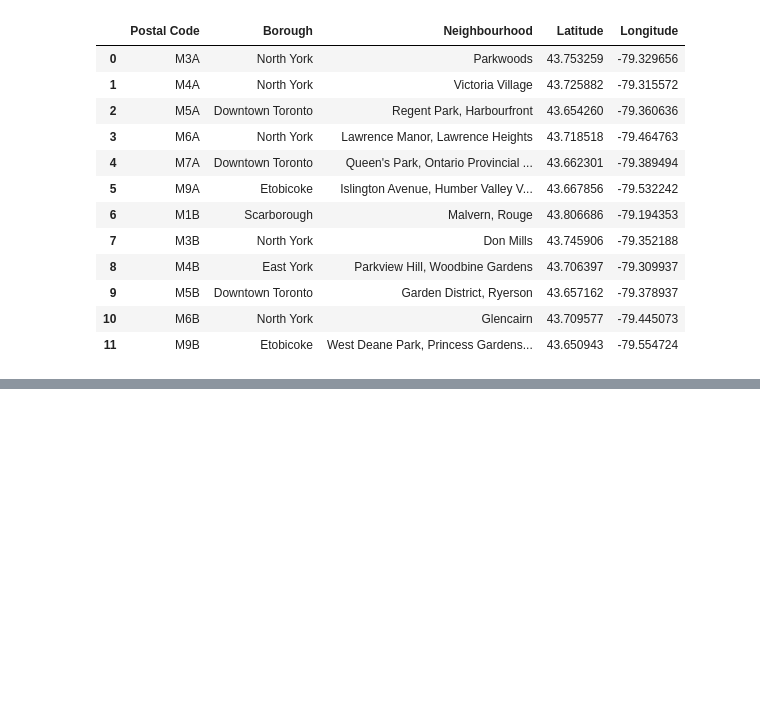
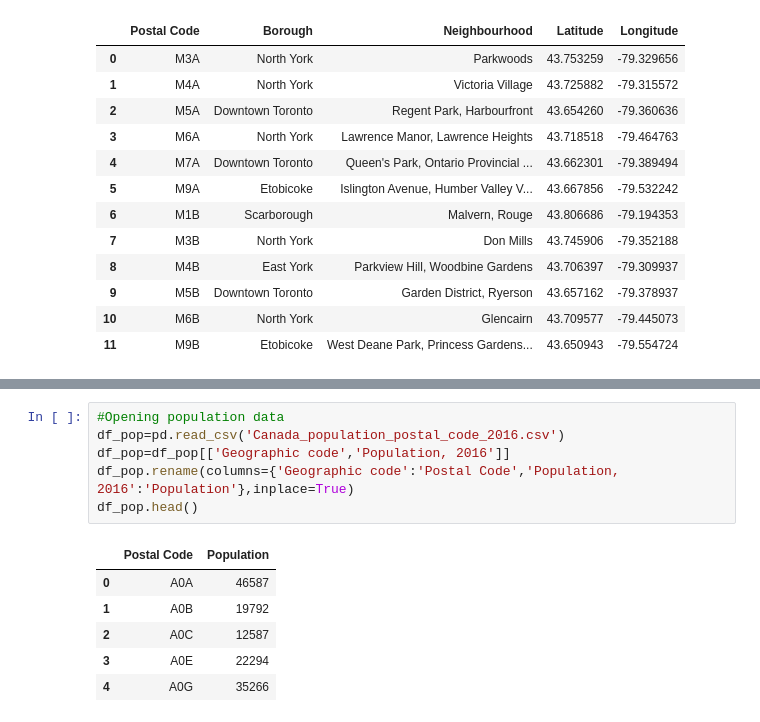
Before and after one commit to AndrewHei/Canada_Neighbourhood_Assignment, a Jupyter notebook: Canada_Neighbourhood_Assignment.ipynb, the cells around one changed output, grey strips where cells are left out. Drawn from its saved outputs; the diff is of its cells as text; blank space fills up the shorter version.

```diff
--- a/Canada_Neighbourhood_Assignment.ipynb
+++ b/Canada_Neighbourhood_Assignment.ipynb
@@ -98,0 +125,13 @@ df_merge.head(12)
+# %%
+#Opening population data
+df_pop=pd.read_csv('Canada_population_postal_code_2016.csv')
+df_pop=df_pop[['Geographic code','Population, 2016']]
+df_pop.rename(columns={'Geographic code':'Postal Code','Population, 2016':'Population'},inplace=True)
+df_pop.head()
+# %% [output]
+|  | Postal Code | Population |
+| 0 | A0A | 46587 |
+| 1 | A0B | 19792 |
+| 2 | A0C | 12587 |
+| 3 | A0E | 22294 |
+| 4 | A0G | 35266 |
```
Also changed, not shown: parts of 7 cells of this notebook, 1 other file.
